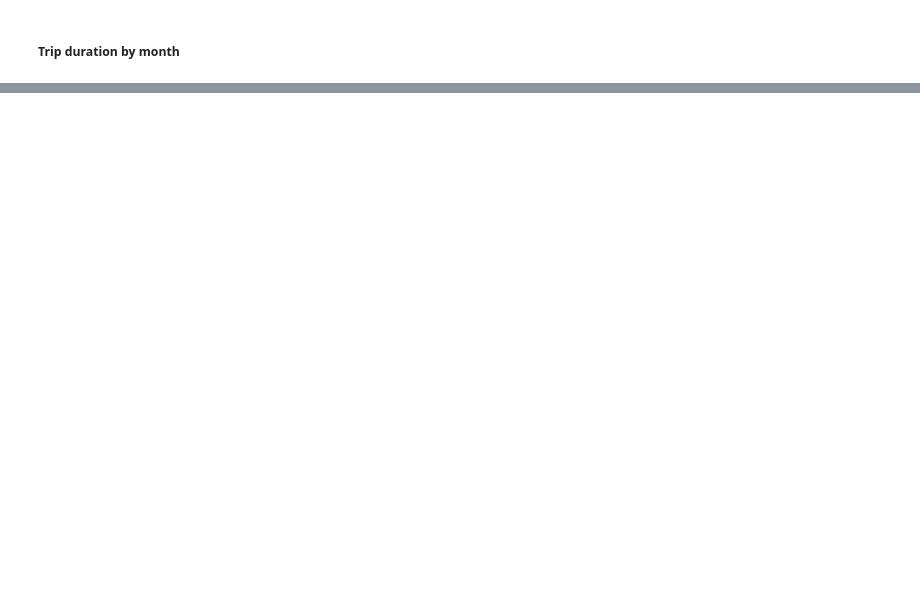
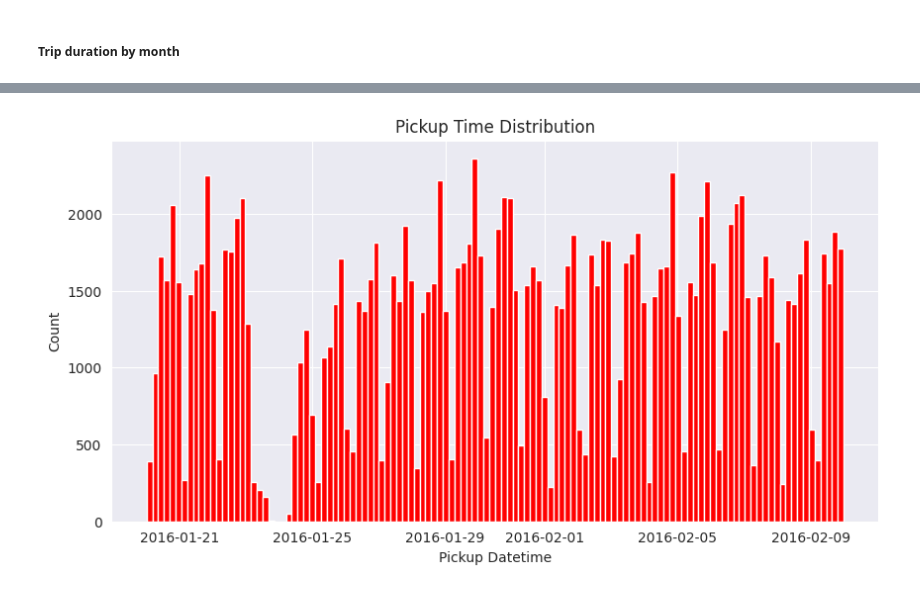
Before and after one commit to jasonwj96/kaggle-projects, a Jupyter notebook: notebooks/nyc-taxi-trip-duration/0_eda.ipynb, the cells around one changed output, grey strips where cells are left out. Cells and saved outputs as stored; diff of their text form; code cells hidden in the pictures; blank space fills up the shorter version.

```diff
--- a/notebooks/nyc-taxi-trip-duration/0_eda.ipynb
+++ b/notebooks/nyc-taxi-trip-duration/0_eda.ipynb
@@ -81,0 +209,14 @@ plt.show()
+# %%
+mask = (df['pickup_datetime'] > pd.to_datetime("2016-01-20")) & \
+       (df['pickup_datetime'] < pd.to_datetime("2016-02-10"))
+
+filtered_df = df.loc[mask]
+
+plt.figure(figsize=(10, 5))
+plt.hist(filtered_df['pickup_datetime'], bins=120, color='red')
+plt.xlabel('Pickup Datetime')
+plt.ylabel('Count')
+plt.title('Pickup Time Distribution')
+plt.show()
+# %% [output]
+[figure, added]
```
Also changed, not shown: parts of 14 cells of this notebook.
